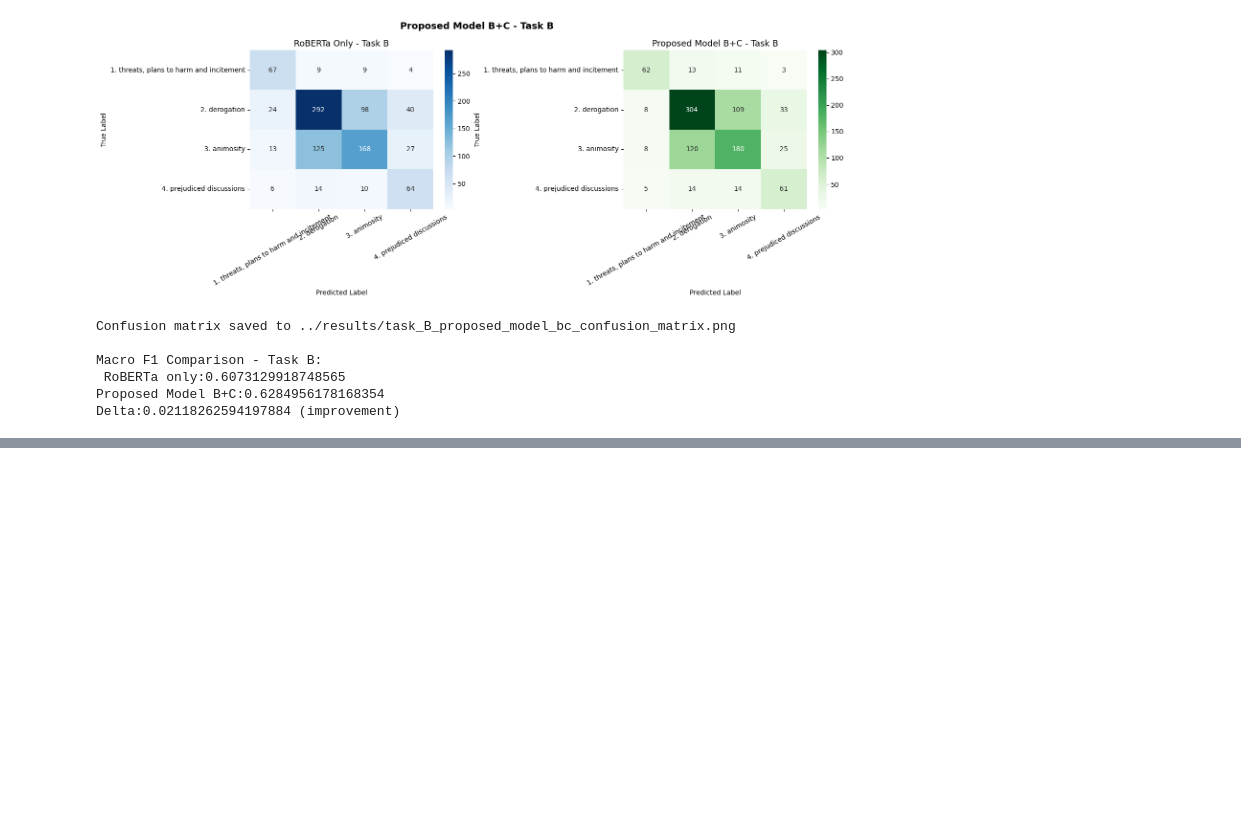
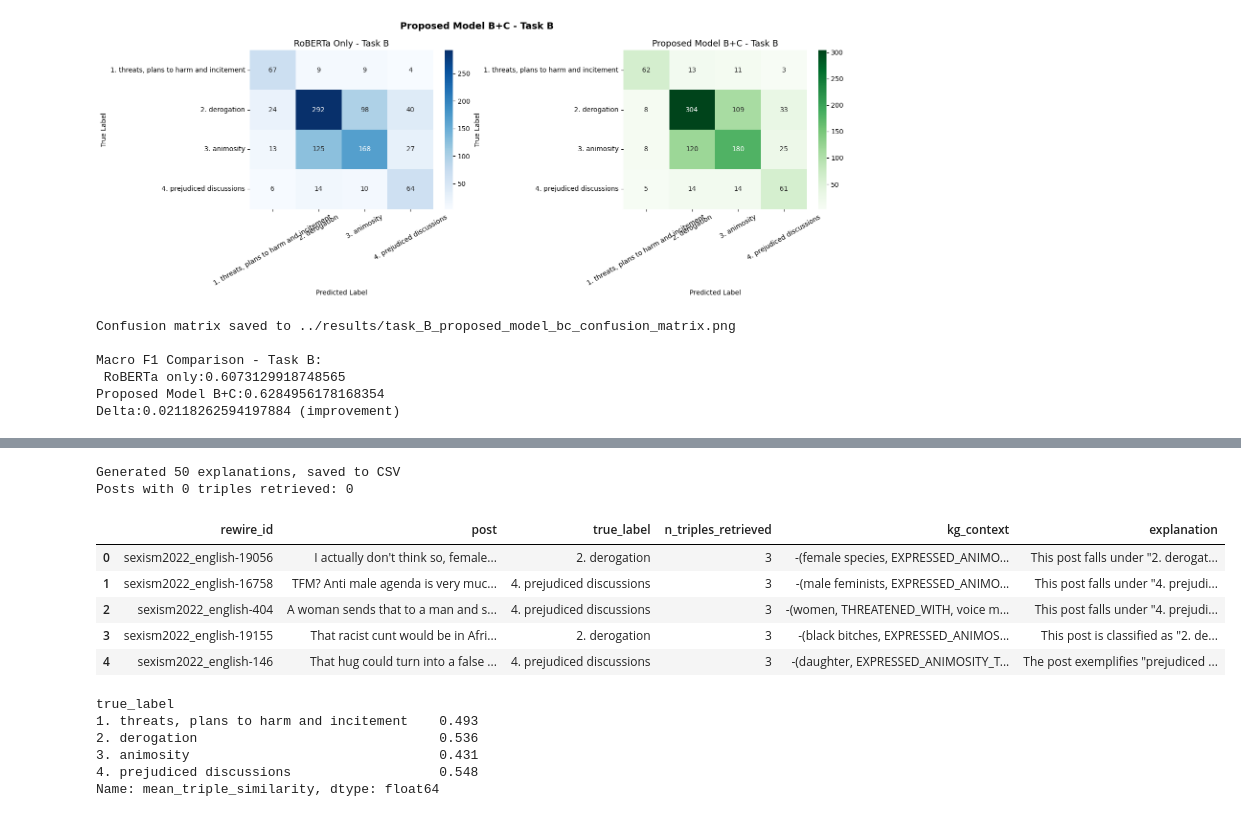
Before and after one commit to ashwin1999nair/edos_sexism_kg, a Jupyter notebook: notebooks/06_Proposed Model_B.ipynb, the cells around one changed output, grey strips where cells are left out. Saved outputs shown, nothing was run; the diff lists cells and outputs as text; code cells hidden in the pictures; blank space fills up the shorter version.

```diff
--- a/notebooks/06_Proposed Model_B.ipynb
+++ b/notebooks/06_Proposed Model_B.ipynb
@@ -593,0 +667,71 @@ Delta:0.02118262594197884 (improvement)
+# %%
+from tqdm import tqdm
+import time
+
+EXPLANATION_PROMPT = """You are analyzing why a social media post was classified under the sexism category "{category}".
+
+Post: "{post}"
+
+Relevant knowledge graph context (entities and relations extracted from similar sexist posts):
+{kg_context}
+
+In 2-3 sentences, explain what makes this post an example of "{category}", grounding your explanation in the knowledge graph relations above where relevant.
+Be specific about which words or phrases in the post support this classification.
+"""
+
+explanations = []
+for idx, row in tqdm(sample_df.iterrows(), total=len(sample_df)): ## wraps the loop with a progress bar
+    post=row['text']
+    category=row['true_label']  # already human-readable, e.g. '2. derogation'
+    triples=retrieve_triples_semantic(post, category, 'B')
+    kg_context = format_kg_context(triples) if triples else "(no triples retrieved above the similarity threshold)"
+    prompt=EXPLANATION_PROMPT.format(category=category, post=post, kg_context=kg_context)
+
+    try:
+        response = client.models.generate_content(model="gemini-2.5-flash-lite", contents=prompt)  # confirm this matches your actual call from Nb 05/06
+        explanation_text = response.text.strip()
+    except Exception as e:
+        explanation_text = f"[ERROR: {e}]"
+
+    explanations.append({
+        'rewire_id': row['rewire_id'],
+        'post': post,
+        'true_label': category,
+        'n_triples_retrieved': len(triples),
+        'kg_context': kg_context,
+        'explanation': explanation_text
+    })
+    time.sleep(1)
+
+explanation_df = pd.DataFrame(explanations)
+explanation_df.to_csv('notebook06_explanations_sample.csv', index=False)
+print(f"Generated {len(explanation_df)} explanations, saved to CSV")
+print(f"Posts with 0 triples retrieved: {(explanation_df['n_triples_retrieved']==0).sum()}")
+explanation_df.head()
+# %% [output]
+Generated 50 explanations, saved to CSV
+Posts with 0 triples retrieved: 0
+|  | rewire_id | post | true_label | n_triples_retrieved | kg_context | explanation |
+| 0 | sexism2022_english-19056 | I actually don't think so, female... | 2. derogation | 3 | -(female species, EXPRESSED_ANIMO... | This post falls under "2. derogat... |
+| 1 | sexism2022_english-16758 | TFM? Anti male agenda is very muc... | 4. prejudiced discussions | 3 | -(male feminists, EXPRESSED_ANIMO... | This post falls under "4. prejudi... |
+| 2 | sexism2022_english-404 | A woman sends that to a man and s... | 4. prejudiced discussions | 3 | -(women, THREATENED_WITH, voice m... | This post falls under "4. prejudi... |
+| 3 | sexism2022_english-19155 | That racist cunt would be in Afri... | 2. derogation | 3 | -(black bitches, EXPRESSED_ANIMOS... | This post is classified as "2. de... |
+| 4 | sexism2022_english-146 | That hug could turn into a false ... | 4. prejudiced discussions | 3 | -(daughter, EXPRESSED_ANIMOSITY_T... | The post exemplifies "prejudiced ... |
+# %%
+import re
+
+def mean_similarity(kg_context):
+    scores = re.findall(r'relevance: ([\d.]+)', kg_context)
+    scores = [float(s) for s in scores]
+    return sum(scores) / len(scores) if scores else None
+
+explanation_df['mean_triple_similarity'] = explanation_df['kg_context'].apply(mean_similarity)
+
+print(explanation_df.groupby('true_label')['mean_triple_similarity'].mean().round(3))
+# %% [output]
+true_label
+1. threats, plans to harm and incitement    0.493
+2. derogation                               0.536
+3. animosity                                0.431
+4. prejudiced discussions                   0.548
+Name: mean_triple_similarity, dtype: float64
```
Also changed, not shown: parts of 11 cells of this notebook, 1 other file.
